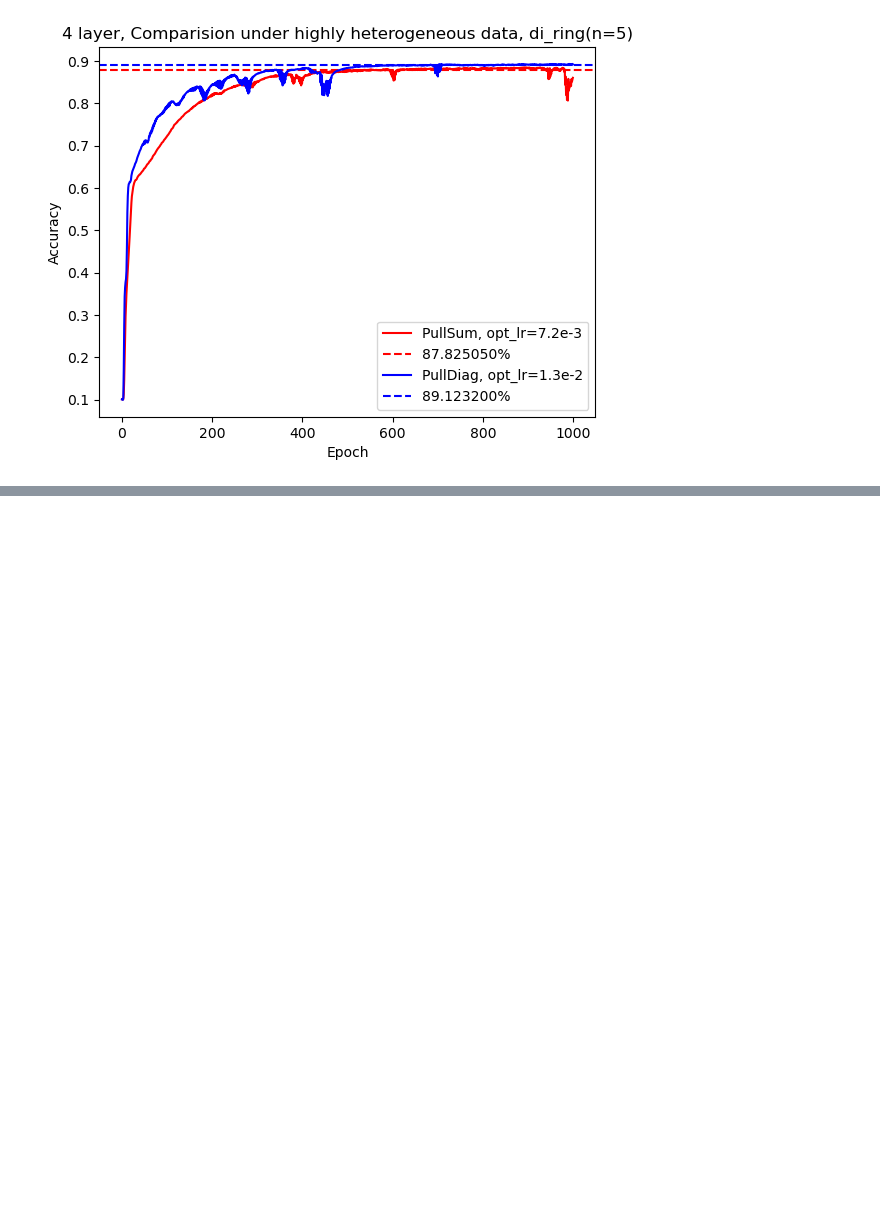
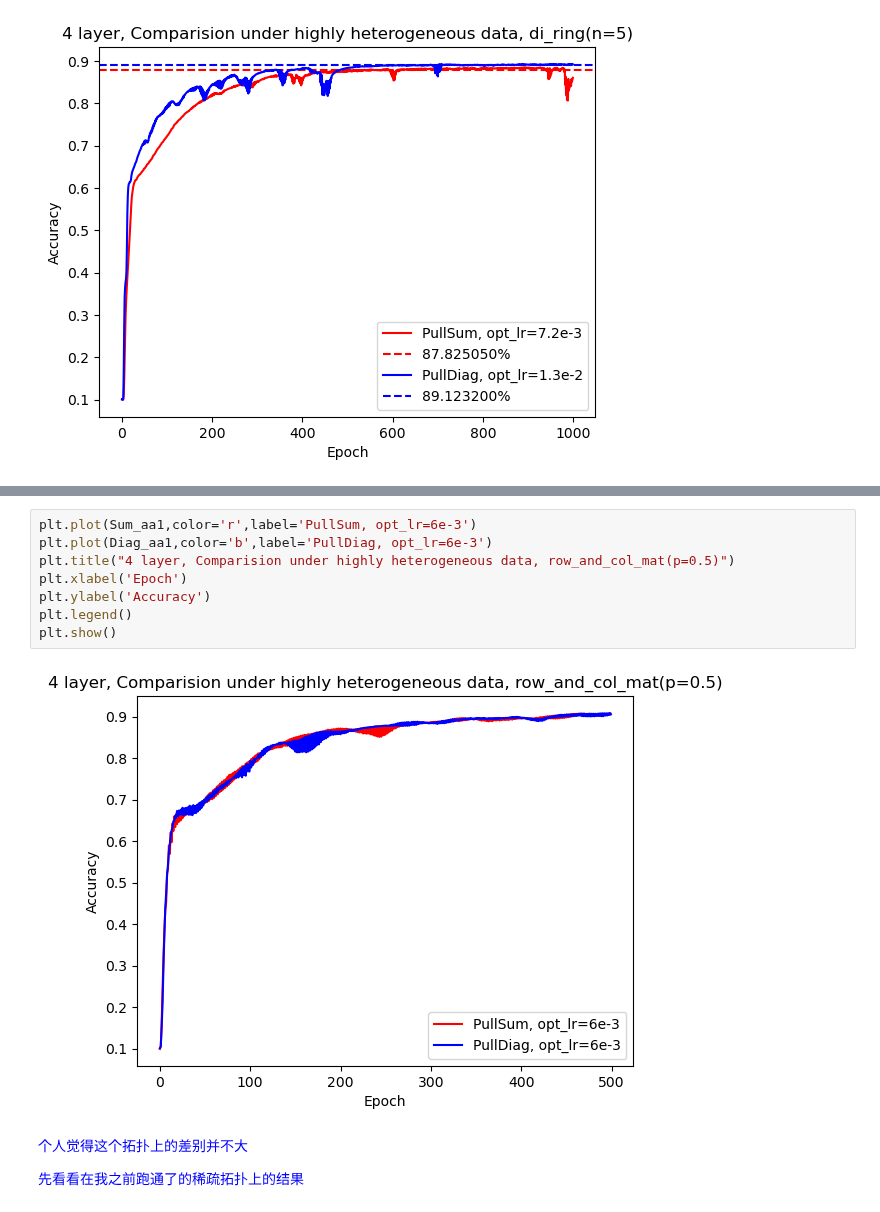
Before and after one commit to Luoxiaogan/PullSum_MNIST, a Jupyter notebook: code/神经网络实验/最终实验1.ipynb, the cells around one changed output, grey strips where cells are left out. Drawn from its saved outputs; the diff is of its cells as text; blank space fills up the shorter version.

```diff
--- a/code/神经网络实验/最终实验1.ipynb
+++ b/code/神经网络实验/最终实验1.ipynb
@@ -469,0 +596,14 @@ S_A是: 219.49147627446277
+# %%
+plt.plot(Sum_aa1,color='r',label='PullSum, opt_lr=6e-3')
+plt.plot(Diag_aa1,color='b',label='PullDiag, opt_lr=6e-3')
+plt.title("4 layer, Comparision under highly heterogeneous data, row_and_col_mat(p=0.5)")
+plt.xlabel('Epoch')
+plt.ylabel('Accuracy')
+plt.legend()
+plt.show()
+# %% [output]
+[figure, added]
+# %% [markdown]
+<font color=blue>个人觉得这个拓扑上的差别并不大</font>
+
+<font color=blue>先看看在我之前跑通了的稀疏拓扑上的结果</font>
```
Also changed, not shown: parts of 23 cells of this notebook, 2 other files.
